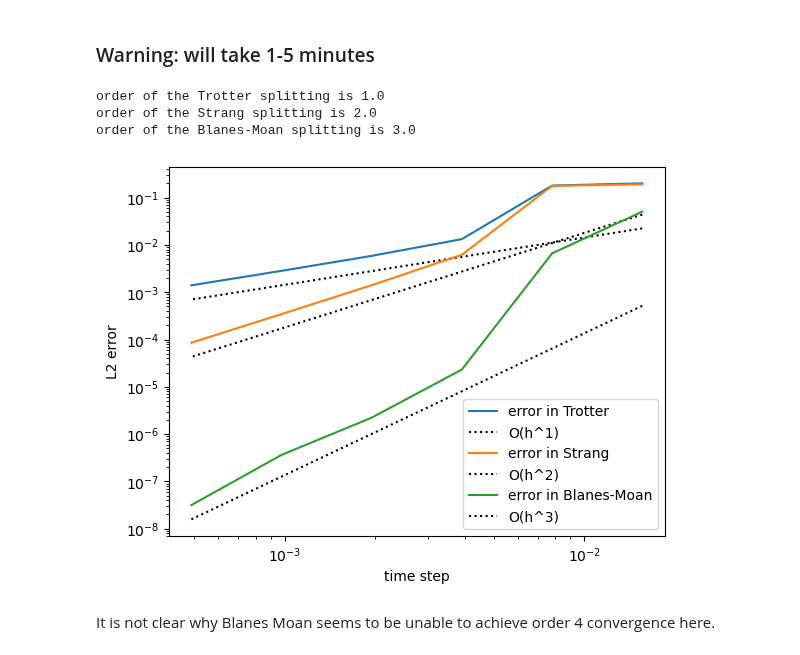
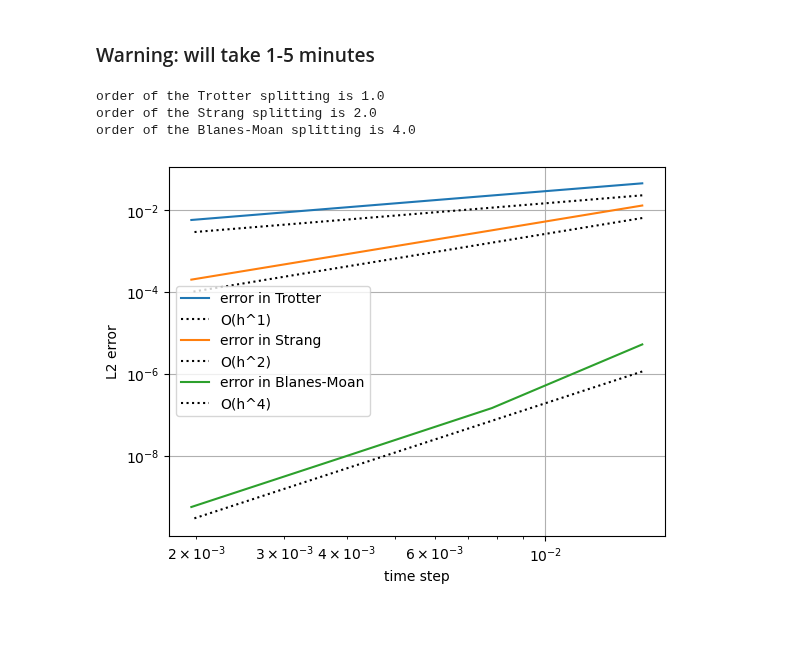
Before and after one commit to brownadder/expsolve, a Jupyter notebook: examples/tutorials/02_evolve/03_non-autonomous_splitting.ipynb, the cells around one changed output. Cells and saved outputs as stored; diff of their text form; code cells hidden in the pictures; blank space fills up the shorter version.

Commit message:
fixed order for non-autonomous
issue was with low regularity of time-dependent potential

```diff
--- a/examples/tutorials/02_evolve/03_non-autonomous_splitting.ipynb
+++ b/examples/tutorials/02_evolve/03_non-autonomous_splitting.ipynb
@@ -82,7 +85,7 @@ c1 = 5.
 c2 = 5.
 x0 = -2
 
-Vt = lambda t : V + c1 * exp(-(x-(x0+t))**2/(2*sigma)) * sin(8*pi*(x-t)) - c2 * sin(5*pi*t) * x
+Vt = lambda t : V + c1 * exp(-(x-(x0+t))**2/(2*sigma)) * sin(2*pi*(x-t)) - c2 * sin(5*pi*t) * x
 
 trange = [0, 1]
 timegrid = es.timegrid(trange, ndt=200)
@@ -141,19 +162,17 @@ This time around, the brute force solution is very expensive. Instead we use Str
 # %% [markdown]
 ### Warning: will take 1-5 minutes
 # %%
-timegrid_ref = es.timegrid(trange, ndt=100000)
-u_ref, _, _ = es.solvediffeq(u, timegrid_ref, strangstep)
+timegrid_ref = es.timegrid(trange, ndt=2**12)
+u_ref, _, _ = es.solvediffeq(u, timegrid_ref, blanesmoanstep)
 # %%
 normfn = lambda u0, u1: ex.l2norm(u0-u1, xr)
 steppers={'Trotter': trotterstep, 'Strang': strangstep, 'Blanes-Moan': blanesmoanstep}
-ord, _ = es.order(u, u_ref, normfn, trange, ndtlist=2**np.arange(6,12), steppers=steppers)
+ord, _ = es.order(u, u_ref, normfn, trange, ndtlist=2**np.arange(6,10), steppers=steppers)
 
 for stepper in steppers:
     print(f'order of the {stepper} splitting is {ord[stepper]}')
 # %% [output]
 order of the Trotter splitting is 1.0
 order of the Strang splitting is 2.0
-order of the Blanes-Moan splitting is 3.0
+order of the Blanes-Moan splitting is 4.0
-[figure, old version]
+[figure, new version]
-# %% [markdown]
-It is not clear why Blanes Moan seems to be unable to achieve order 4 convergence here.
```
Also changed, not shown: parts of 6 cells of this notebook, 2 other files.
